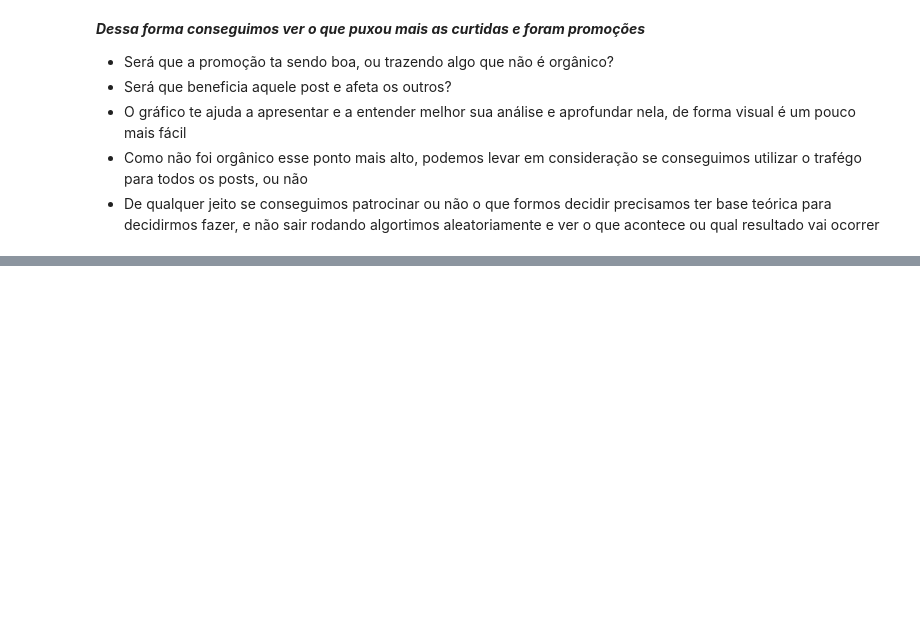
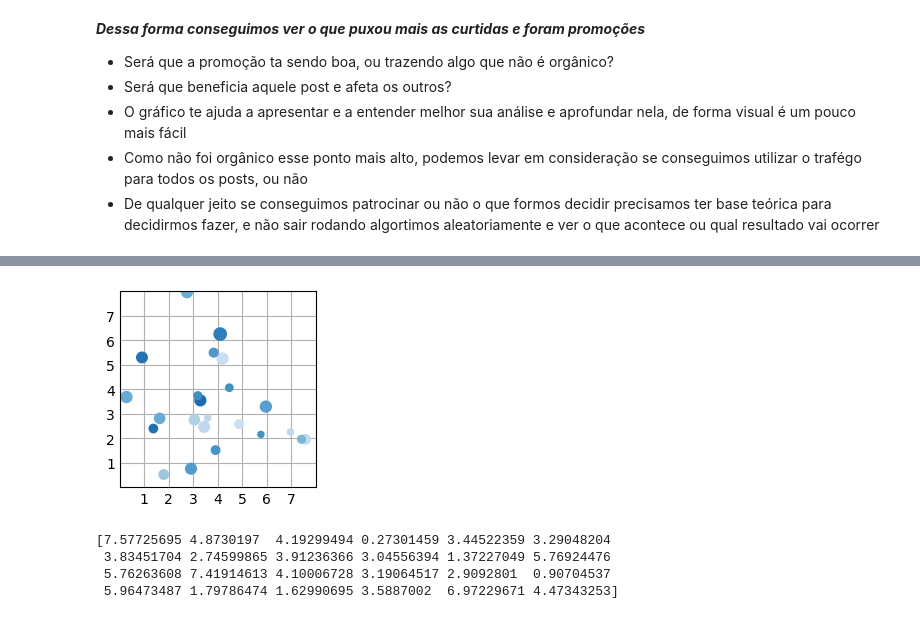
Before and after one commit to GuilhermeBaesse/Matplotlib, a Jupyter notebook: Matplotlib.ipynb, the cells around one changed output, grey strips where cells are left out. Saved outputs shown, nothing was run; the diff lists cells and outputs as text; code cells hidden in the pictures; blank space fills up the shorter version.

Commit message:
finalizando estudo matplotlib

```diff
--- a/Matplotlib.ipynb
+++ b/Matplotlib.ipynb
@@ -452,0 +407,33 @@ plt.show()# Dessa forma conseguimos visualizar todos os valores de forma clara
+# %%
+import matplotlib.pyplot as plt # importanto matplotlib
+
+import numpy as np # importando numpy
+# make the data
+np.random.seed(3)
+x = 4 + np.random.normal(0, 2, 24)
+y = 4 + np.random.normal(0, 2, len(x))
+# size and color:
+sizes = np.random.uniform(15, 80, len(x))
+colors = np.random.uniform(15, 80, len(x))
+
+# plot
+fig, ax = plt.subplots()
+
+ax.scatter(x, y, s=sizes, c=colors, vmin=0, vmax=100)
+
+ax.set(xlim=(0, 8), xticks=np.arange(1, 8),
+       ylim=(0, 8), yticks=np.arange(1, 8))
+
+plt.show()
+# %% [output]
+[figure, added]
+# %%
+# Na parte dos dados, a gente pode usar a relação de curtidas x comentários
+
+x = base.Curtidas
+y = base.Comentários
+# %% [output]
+[7.57725695 4.8730197  4.19299494 0.27301459 3.44522359 3.29048204
+ 3.83451704 2.74599865 3.91236366 3.04556394 1.37227049 5.76924476
+ 5.76263608 7.41914613 4.10006728 3.19064517 2.9092801  0.90704537
+ 5.96473487 1.79786474 1.62990695 3.5887002  6.97229671 4.47343253]
```
Also changed, not shown: parts of 51 cells of this notebook.
